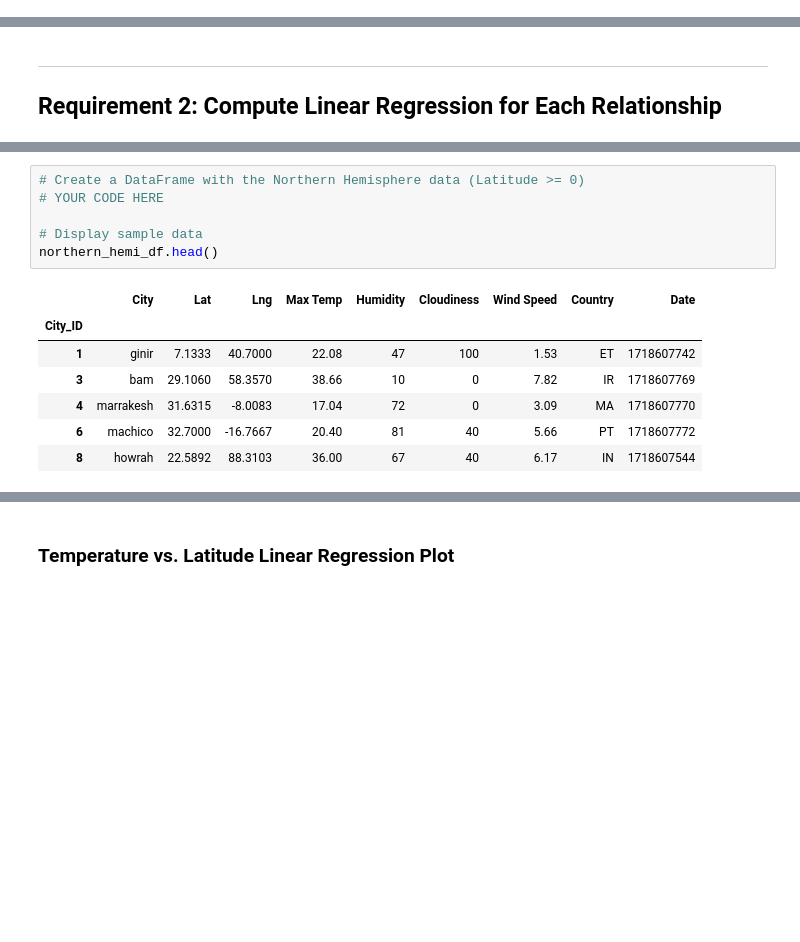
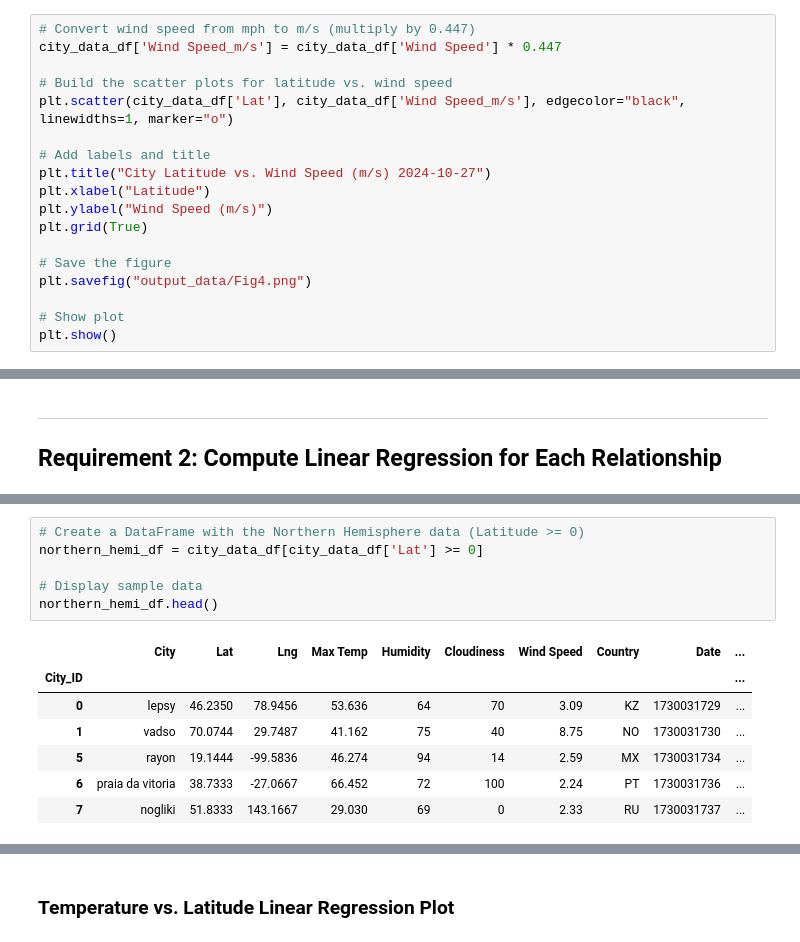
Before and after one commit to riosrose/python-api-challenge, a Jupyter notebook: WeatherPy/WeatherPy.ipynb, the cells around one changed output, grey strips where cells are left out. Saved outputs shown, nothing was run; the diff lists cells and outputs as text; blank space fills up the shorter version.

```diff
--- a/WeatherPy/WeatherPy.ipynb
+++ b/WeatherPy/WeatherPy.ipynb
@@ -256,0 +311,18 @@ plt.show()
+# %%
+# Convert wind speed from mph to m/s (multiply by 0.447)
+city_data_df['Wind Speed_m/s'] = city_data_df['Wind Speed'] * 0.447
+
+# Build the scatter plots for latitude vs. wind speed
+plt.scatter(city_data_df['Lat'], city_data_df['Wind Speed_m/s'], edgecolor="black", linewidths=1, marker="o")
+
+# Add labels and title
+plt.title("City Latitude vs. Wind Speed (m/s) 2024-10-27")
+plt.xlabel("Latitude")
+plt.ylabel("Wind Speed (m/s)")
+plt.grid(True)
+
+# Save the figure
+plt.savefig("output_data/Fig4.png")
+
+# Show plot
+plt.show()
@@ -264,14 +369,14 @@ plt.show()
 # %%
 # Create a DataFrame with the Northern Hemisphere data (Latitude >= 0)
-# YOUR CODE HERE
+northern_hemi_df = city_data_df[city_data_df['Lat'] >= 0]
 
 # Display sample data
 northern_hemi_df.head()
 # %% [output]
-|  | City | Lat | Lng | Max Temp | Humidity | Cloudiness | Wind Speed | Country | Date |
-| City_ID |  |  |  |  |  |  |  |  |  |
-| 1 | ginir | 7.1333 | 40.7000 | 22.08 | 47 | 100 | 1.53 | ET | 1718607742 |
-| 3 | bam | 29.1060 | 58.3570 | 38.66 | 10 | 0 | 7.82 | IR | 1718607769 |
-| 4 | marrakesh | 31.6315 | -8.0083 | 17.04 | 72 | 0 | 3.09 | MA | 1718607770 |
-| 6 | machico | 32.7000 | -16.7667 | 20.40 | 81 | 40 | 5.66 | PT | 1718607772 |
-| 8 | howrah | 22.5892 | 88.3103 | 36.00 | 67 | 40 | 6.17 | IN | 1718607544 |
+|  | City | Lat | Lng | Max Temp | Humidity | Cloudiness | Wind Speed | Country | Date | ... |
+| City_ID |  |  |  |  |  |  |  |  |  | ... |
+| 0 | lepsy | 46.2350 | 78.9456 | 53.636 | 64 | 70 | 3.09 | KZ | 1730031729 | ... |
+| 1 | vadso | 70.0744 | 29.7487 | 41.162 | 75 | 40 | 8.75 | NO | 1730031730 | ... |
+| 5 | rayon | 19.1444 | -99.5836 | 46.274 | 94 | 14 | 2.59 | MX | 1730031734 | ... |
+| 6 | praia da vitoria | 38.7333 | -27.0667 | 66.452 | 72 | 100 | 2.24 | PT | 1730031736 | ... |
+| 7 | nogliki | 51.8333 | 143.1667 | 29.030 | 69 | 0 | 2.33 | RU | 1730031737 | ... |
```
Also changed, not shown: parts of 46 cells of this notebook, 5 other files.
